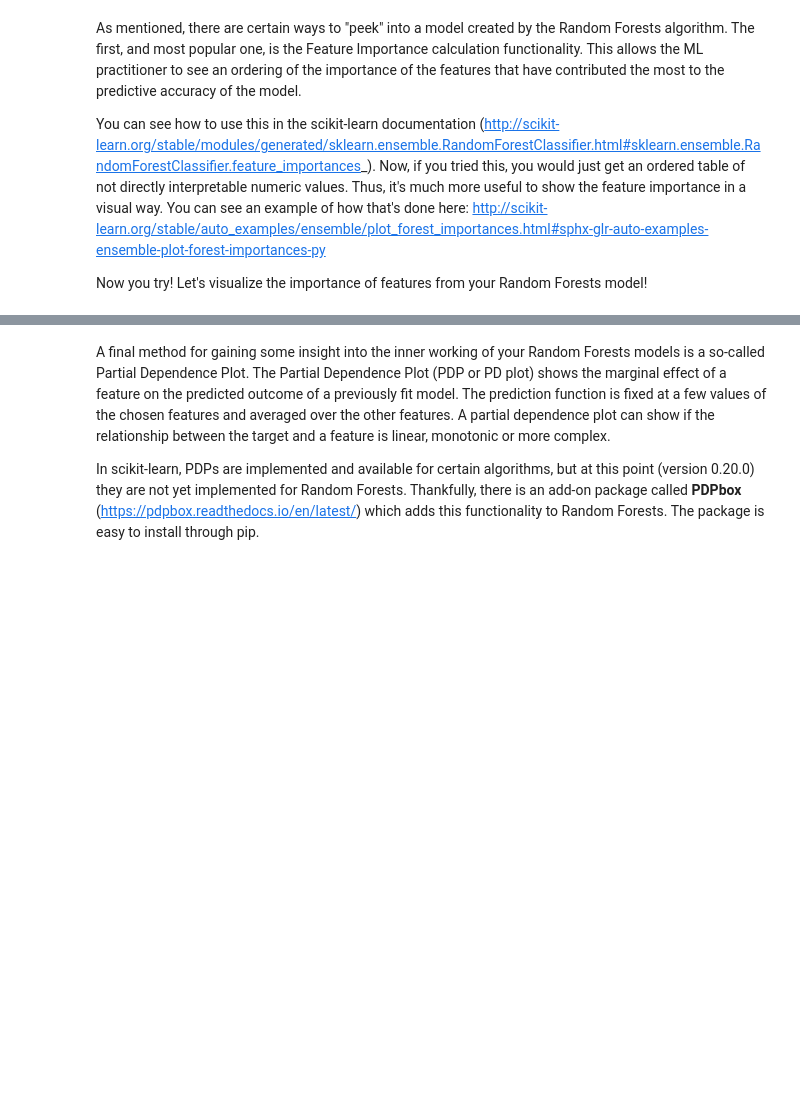
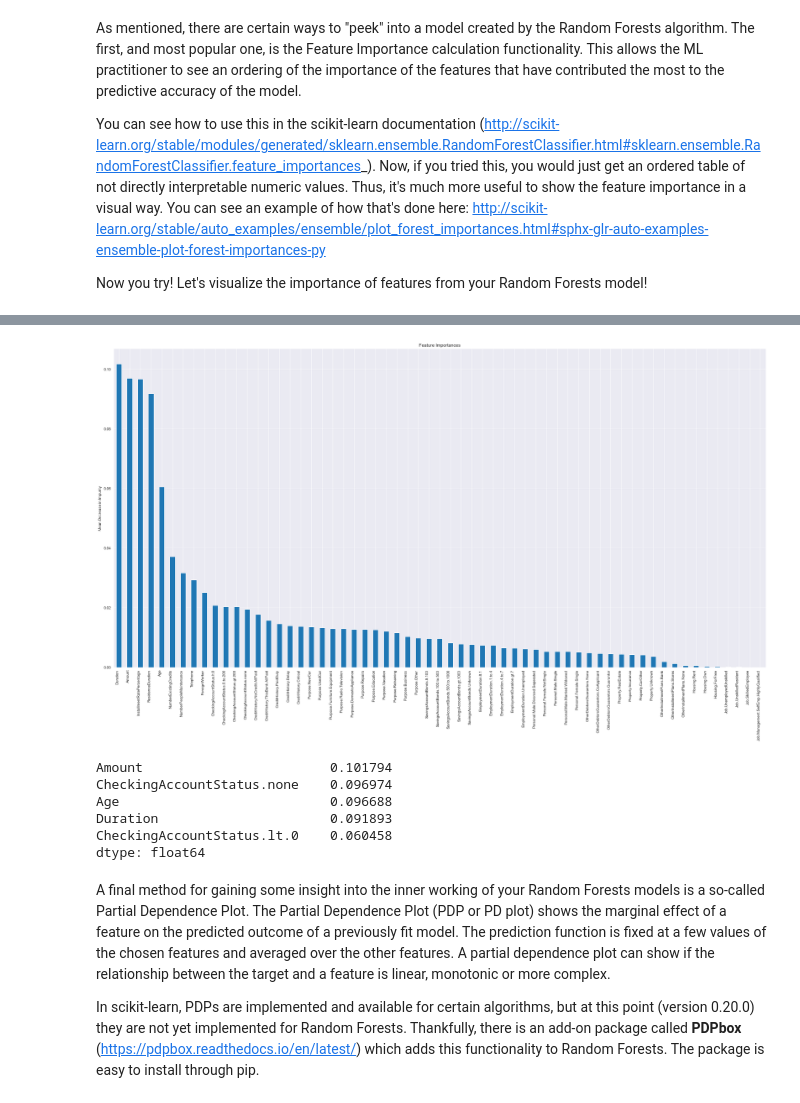
Before and after one commit to sidchakravarty/mec-mini-projects, a Jupyter notebook: mec-13.5.1-tree-based-algorithms-mini-project/Mini_Project_Tree-Based_Algorithms.ipynb, the cells around one changed output, grey strips where cells are left out. Saved outputs shown, nothing was run; the diff lists cells and outputs as text; code cells hidden in the pictures; blank space fills up the shorter version.

```diff
--- a/mec-13.5.1-tree-based-algorithms-mini-project/Mini_Project_Tree-Based_Algorithms.ipynb
+++ b/mec-13.5.1-tree-based-algorithms-mini-project/Mini_Project_Tree-Based_Algorithms.ipynb
@@ -319,3 +374,28 @@ Now you try! Let's visualize the importance of features from your Random Forests
+# %%
+# Feature Importance
+importances = rf2.feature_importances_
+std = np.std([tree.feature_importances_ for tree in rf2.estimators_], axis = 1)
+forest_importances = pd.Series(importances, index = X_train.columns).sort_values(ascending = False)
+
+fig, ax = plt.subplots(figsize = (25, 15))
+forest_importances.plot.bar(ax = ax)
+ax.set_title('Feature Importances')
+ax.set_ylabel('Mean Decrease in Impurity')
+ax.set_xticklabels(labels = X_train.columns, ha = 'right', rotation = 90)
+fig.tight_layout()
+plt.show()
+# %% [output]
+[figure, added]
+# %%
+# Top 5 Features
+print(forest_importances.sort_values(ascending = False)[0:5])
+# %% [output]
+Amount                        0.101794
+CheckingAccountStatus.none    0.096974
+Age                           0.096688
+Duration                      0.091893
+CheckingAccountStatus.lt.0    0.060458
+dtype: float64
 # %% [markdown]
 A final method for gaining some insight into the inner working of your Random Forests models is a so-called Partial Dependence Plot. The Partial Dependence Plot (PDP or PD plot) shows the marginal effect of a feature on the predicted outcome of a previously fit model. The prediction function is fixed at a few values of the chosen features and averaged over the other features. A partial dependence plot can show if the relationship between the target and a feature is linear, monotonic or more complex.
 
```
Also changed, not shown: parts of 24 cells of this notebook.
